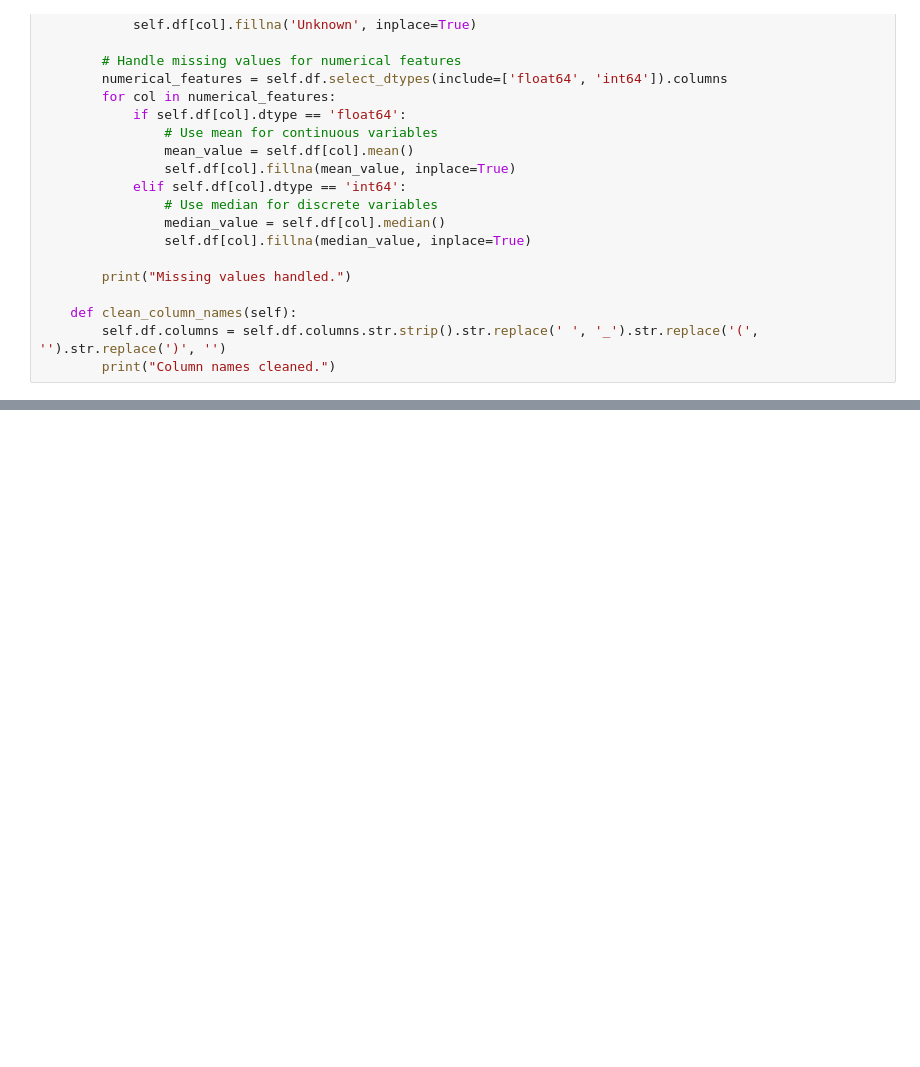
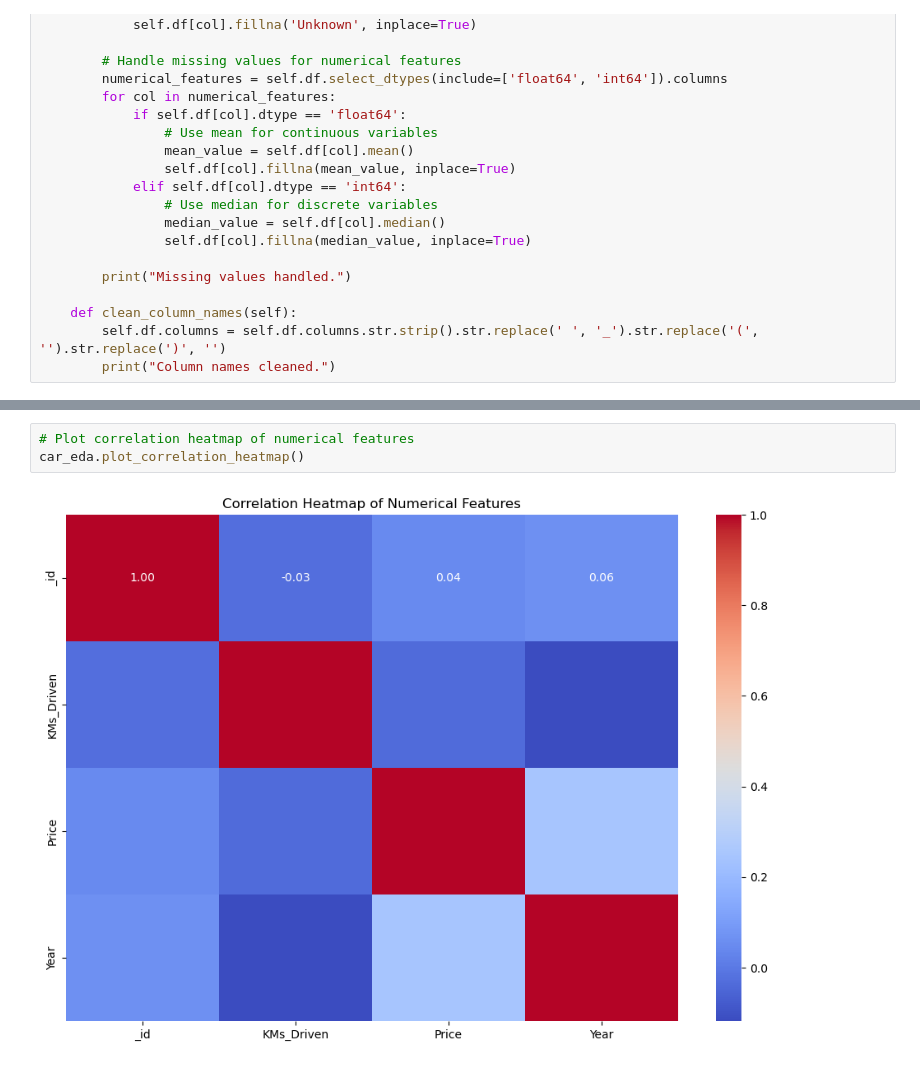
Before and after one commit to jakkkc/car_analysis, a Jupyter notebook: Untitled.ipynb, the cells around one changed output, grey strips where cells are left out. Drawn from its saved outputs; the diff is of its cells as text; blank space fills up the shorter version.

```diff
--- a/Untitled.ipynb
+++ b/Untitled.ipynb
@@ -195,0 +317,5 @@ car_cleaner.plot_missing_values_heatmap()
+# %%
+# Plot correlation heatmap of numerical features
+car_eda.plot_correlation_heatmap()
+# %% [output]
+[figure, added]
```
Also changed, not shown: parts of 6 cells of this notebook.
